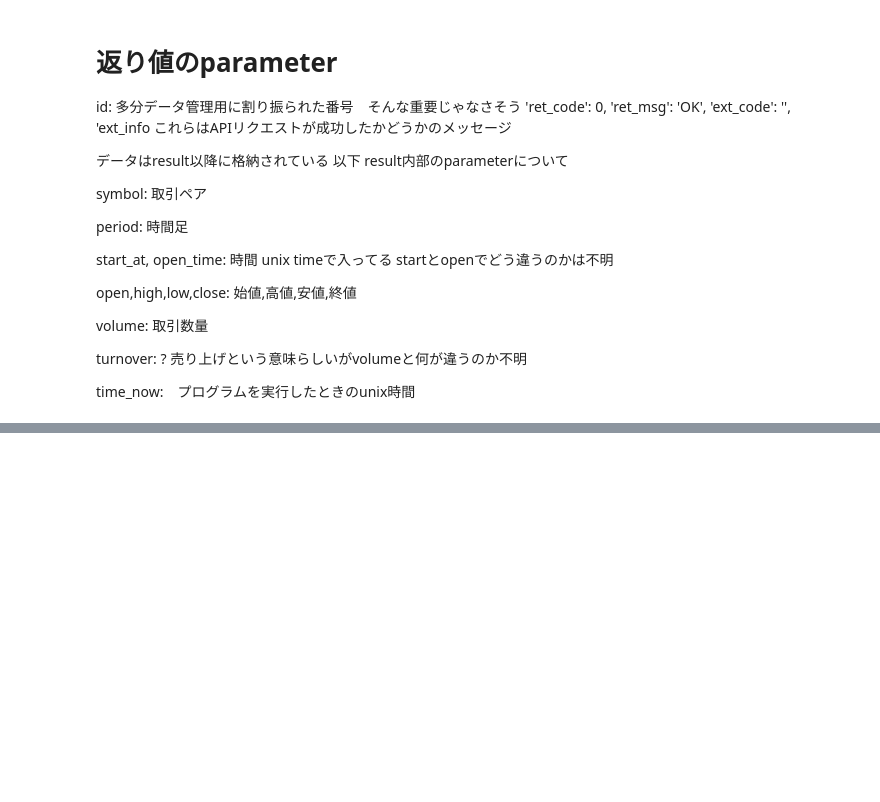
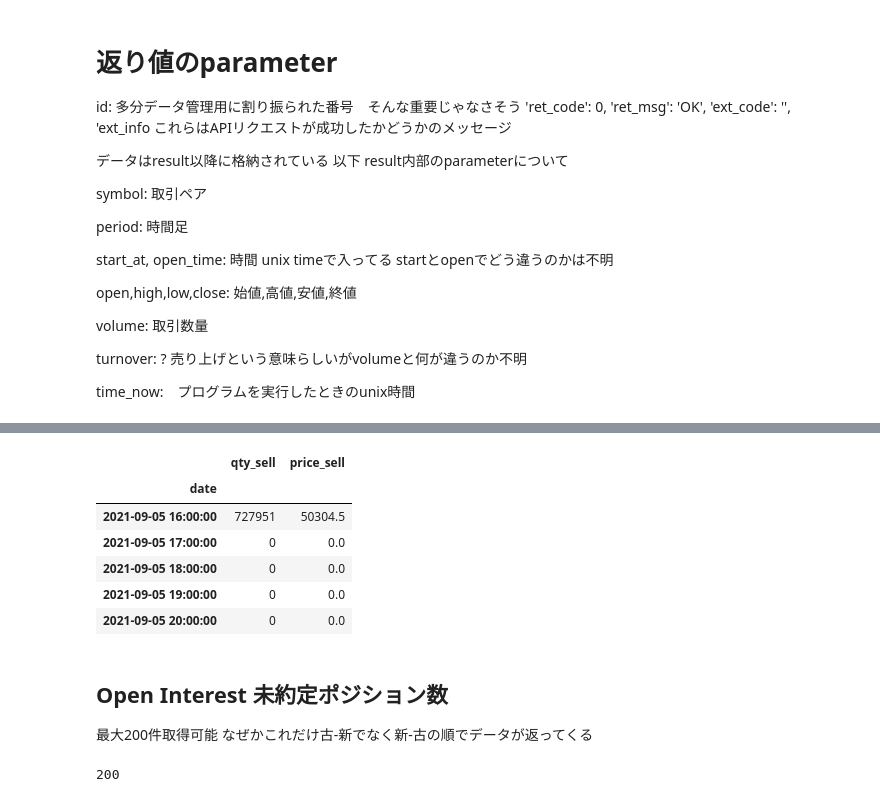
Before and after one commit to pocket-12/system-trade, a Jupyter notebook: Bybit_api.ipynb, the cells around one changed output, grey strips where cells are left out. Cells and saved outputs as stored; diff of their text form; code cells hidden in the pictures; blank space fills up the shorter version.

```diff
--- a/Bybit_api.ipynb
+++ b/Bybit_api.ipynb
@@ -130,0 +174,16 @@ fig
+# %%
+df_liquid_buy = df_liquid_buy.groupby(pd.Grouper(key='date', freq='1h')).sum()
+df_liquid_sell = df_liquid_sell.groupby(pd.Grouper(key='date', freq='1h')).sum()
+df_liquid_sell.head()
+# %% [output]
+|  | qty_sell | price_sell |
+| date |  |  |
+| 2021-09-05 16:00:00 | 727951 | 50304.5 |
+| 2021-09-05 17:00:00 | 0 | 0.0 |
+| 2021-09-05 18:00:00 | 0 | 0.0 |
+| 2021-09-05 19:00:00 | 0 | 0.0 |
+| 2021-09-05 20:00:00 | 0 | 0.0 |
+# %% [markdown]
+## Open Interest  未約定ポジション数
+最大200件取得可能
+なぜかこれだけ古-新でなく新-古の順でデータが返ってくる
@@ -130,0 +194,6 @@ fig
+# %%
+OpenInterest_data = OpenInterest[0]["result"]
+
+print(len(OpenInterest_data))
+# %% [output]
+200
```
Also changed, not shown: parts of 16 cells of this notebook.
